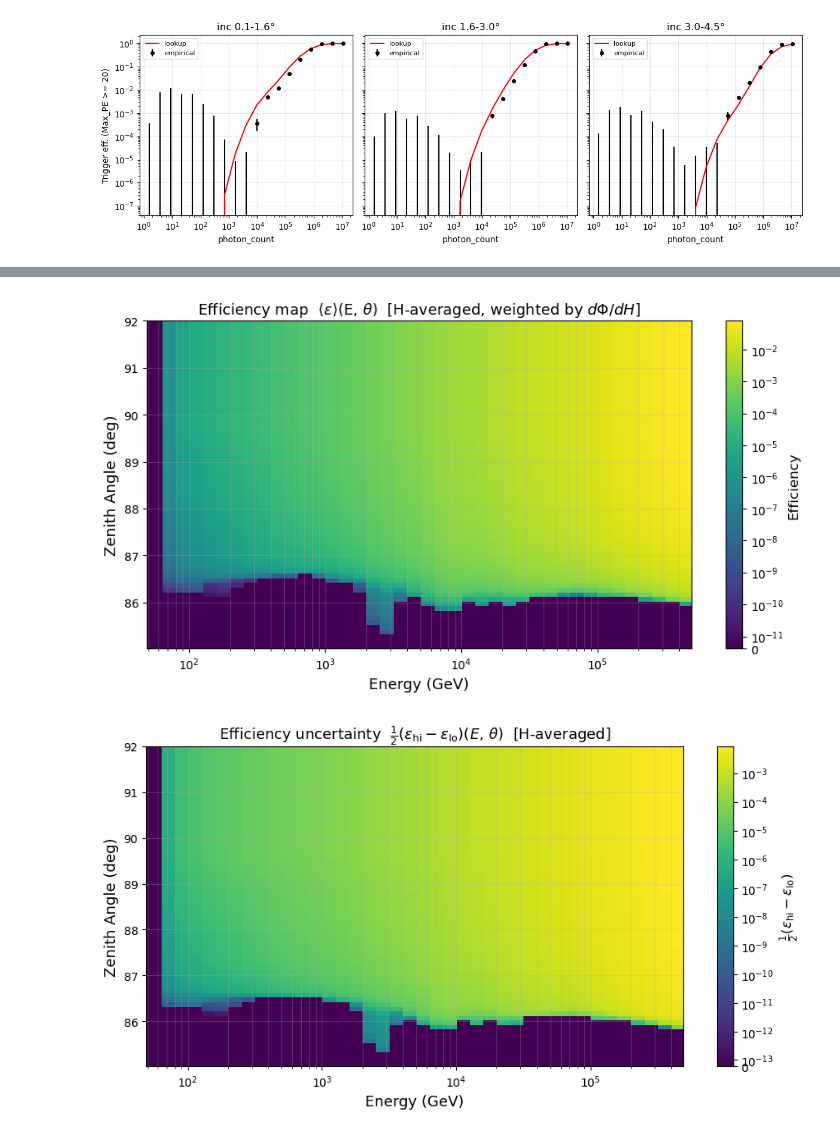
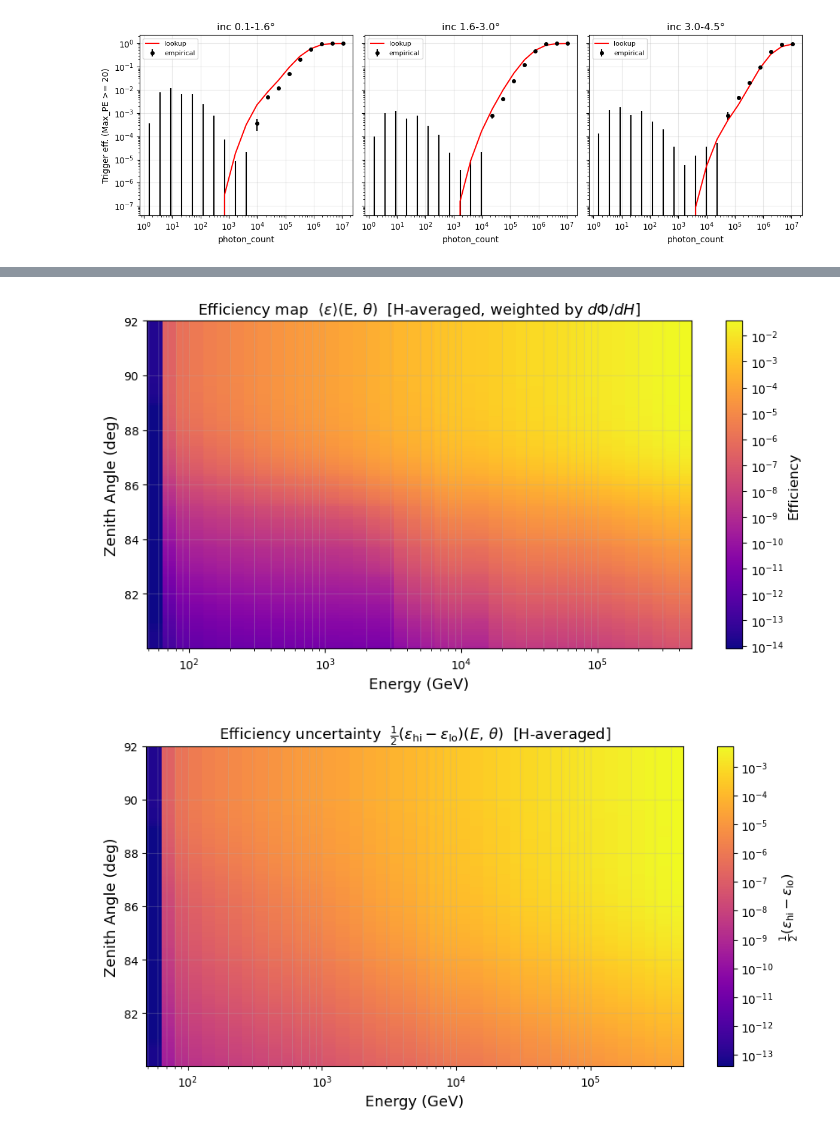
Before and after one commit to Teikiet/Muon_Trinity, a Jupyter notebook: analysis/Demonstrator_Muon_flux_v4.ipynb, the cells around one changed output, grey strips where cells are left out. Drawn from its saved outputs; the diff is of its cells as text; code cells hidden in the pictures.

```diff
--- a/analysis/Demonstrator_Muon_flux_v4.ipynb
+++ b/analysis/Demonstrator_Muon_flux_v4.ipynb
@@ -546,11 +1231,11 @@ plt.show()
 # ---------- Example: efficiency vs photon_count at a few incidences ----------
 fig, ax = plt.subplots(figsize=(7, 5))
 N_grid = np.logspace(np.log10(pc_.min()), np.log10(pc_.max()), 100)
-for inc_val, color in zip([1.0, 3, 4.2, 7], ['C0', 'C1', 'C2', 'C3', 'C10']):
+for inc_val, color in zip([1.0, 3, 4, 10], ['C0', 'C1', 'C2', 'C3', 'C10']):
     eff_c, lo, hi = trigger_eff_ci(N_grid, inc_val)
     ax.plot(N_grid, eff_c, color=color, label=f"inc = {inc_val:.1f}°")
     ax.fill_between(N_grid, lo, hi, color=color, alpha=0.25)
-ax.set_xscale('log')#; ax.set_ylim(-0.05, 1.1)
+ax.set_xscale('log'); ax.set_ylim(1e-15, 1.5)
 ax.set_yscale('log')
 ax.set_xlabel("photon_count")
 ax.set_ylabel(f"Trigger eff. (Max_PE >= {PE_THRESHOLD})")
@@ -1387,7 +1833,7 @@ E_GeV           = grid_data['E_GeV']
 min_E           = grid_data['min_E']
 max_E           = grid_data['max_E']
 
-zen_min_use, zen_max_use = 85, 90.0
+zen_min_use, zen_max_use = 80, 90.0
 
 zen_mask = (zen_centers_all >= zen_min_use) & (zen_centers_all <= zen_max_use)
 if not np.any(zen_mask):
@@ -1745,7 +2191,7 @@ pcm = ax.pcolormesh(
     zen_centers,
     eff_map[:, E_mask_plot],
     shading='auto',
-    cmap='viridis',
+    cmap='plasma',
     norm=_symlog_norm(eff_map[:, E_mask_plot]),
 )
 ax.set_xscale('log')
@@ -1767,7 +2213,7 @@ pcm = ax.pcolormesh(
     zen_centers,
     eff_map_err[:, E_mask_plot],
     shading='auto',
-    cmap='viridis',
+    cmap='plasma',
     norm=_symlog_norm(eff_map_err[:, E_mask_plot]),
 )
 ax.set_xscale('log')
@@ -1803,32 +2249,32 @@ ax.set_title(
 fig.colorbar(pcm, ax=ax).set_label(
     r'flux $\times$ efficiency  (cm$^{-2}$ s$^{-1}$ sr$^{-1}$ GeV$^{-1}$)',
     fontsize=11)
 ax.grid(alpha=0.25, which='both')
 fig.tight_layout()
 plt.show()
 
 # =========================================================================
 # Plot 4: Detected muon flux uncertainty map
 # =========================================================================
 fig, ax = plt.subplots(figsize=(9, 5))
 pcm = ax.pcolormesh(
     E_GeV[E_mask_plot],
     zen_centers,
     flux_x_eff_err_map[:, E_mask_plot],
     shading='auto',
     cmap='magma',
     norm=_symlog_norm(flux_x_eff_err_map[:, E_mask_plot]),
 )
 ax.set_xscale('log')
 ax.set_xlabel(r'Energy (GeV)', fontsize=13)
 ax.set_ylabel(r'Zenith Angle (deg)', fontsize=13)
 ax.set_title(r'Detected muon flux uncertainty  '
              r'$\sigma_{\Phi\times\varepsilon}$(E, $\theta$)', fontsize=13)
 fig.colorbar(pcm, ax=ax).set_label(
     r'$\sigma$ (cm$^{-2}$ s$^{-1}$ sr$^{-1}$ GeV$^{-1}$)', fontsize=11)
 ax.grid(alpha=0.25, which='both')
 fig.tight_layout()
 plt.show()
 # %% [output]
-[figure, old version]
+[figure, new version]
-[figure, old version]
+[figure, new version]
```
Also changed, not shown: parts of 14 cells of this notebook, 5 other files.
